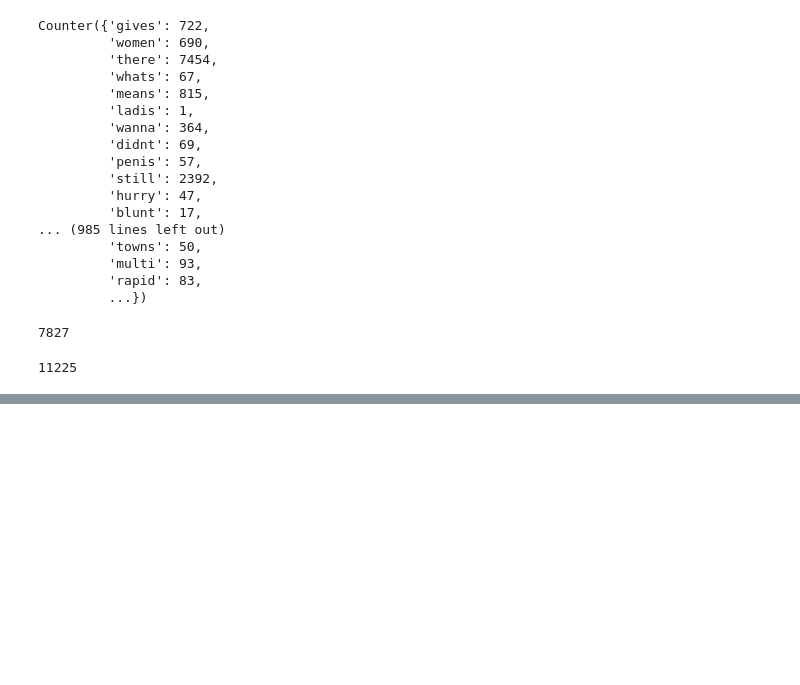
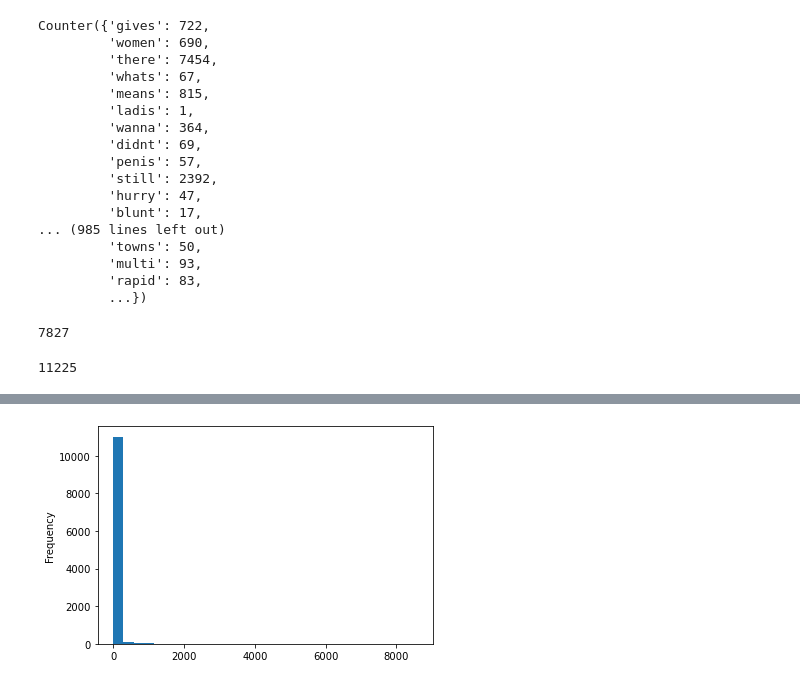
Before and after one commit to kjprice/wordle-hack, a Jupyter notebook: notebooks/Text Frequency.ipynb, the cells around one changed output, grey strips where cells are left out. Cells and saved outputs as stored; diff of their text form; code cells hidden in the pictures; blank space fills up the shorter version.

```diff
--- a/notebooks/Text Frequency.ipynb
+++ b/notebooks/Text Frequency.ipynb
@@ -142,0 +147,10 @@ with open(words_count_filepath, 'a') as f:
+# %%
+import pandas as pd
+word_counts_list = []
+for word in words_with_frequencies:
+    count = words_with_frequencies[word]
+    word_counts_list.append({
+        'word': word,
+        'counts': count
+    })
+df = pd.DataFrame(word_counts_list)
@@ -142,0 +173,4 @@ with open(words_count_filepath, 'a') as f:
+# %%
+plot_response = df.counts.plot.hist(bins=30)
+# %% [output]
+[figure, added]
```
Also changed, not shown: parts of 7 cells of this notebook, 1 other file.
